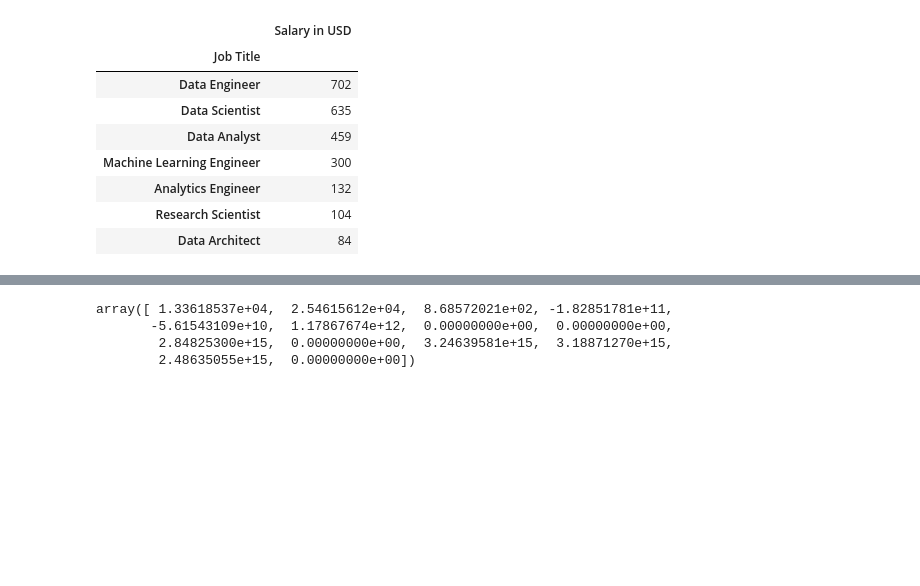
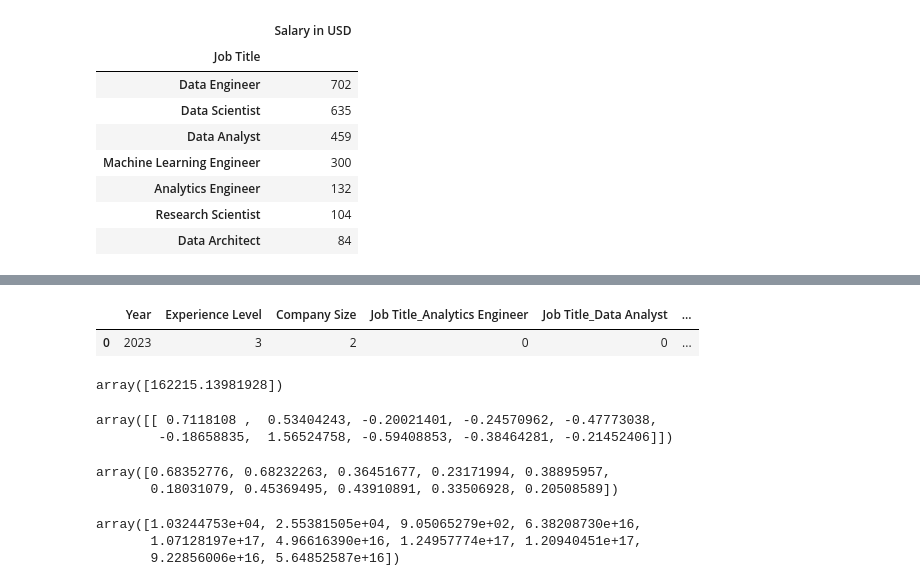
Before and after one commit to Frussen/salary_predictor, a Jupyter notebook: forecasting_salary_model.ipynb, the cells around one changed output, grey strips where cells are left out. Saved outputs shown, nothing was run; the diff lists cells and outputs as text; code cells hidden in the pictures; blank space fills up the shorter version.

```diff
--- a/forecasting_salary_model.ipynb
+++ b/forecasting_salary_model.ipynb
@@ -347,7 +184,29 @@ important_features
-# %%
-model.coef_
-# %% [output]
-array([ 1.33618537e+04,  2.54615612e+04,  8.68572021e+02, -1.82851781e+11,
-       -5.61543109e+10,  1.17867674e+12,  0.00000000e+00,  0.00000000e+00,
-        2.84825300e+15,  0.00000000e+00,  3.24639581e+15,  3.18871270e+15,
-        2.48635055e+15,  0.00000000e+00])
+# %%
+line = all_data.iloc[[0]]
+line = line.drop('Salary in USD', axis=1)
+line
+# %% [output]
+|  | Year | Experience Level | Company Size | Job Title_Analytics Engineer | Job Title_Data Analyst | ... |
+| 0 | 2023 | 3 | 2 | 0 | 0 | ... |
+# %%
+line_test_scaled = scaler.transform(np.array(line))
+line_pred = model.predict(line_test_scaled)
+line_pred
+# %% [output]
+array([162215.13981928])
+# %%
+line_test_scaled
+# %% [output]
+array([[ 0.7118108 ,  0.53404243, -0.20021401, -0.24570962, -0.47773038,
+        -0.18658835,  1.56524758, -0.59408853, -0.38464281, -0.21452406]])
+# %%
+scaler.scale_
+# %% [output]
+array([0.68352776, 0.68232263, 0.36451677, 0.23171994, 0.38895957,
+       0.18031079, 0.45369495, 0.43910891, 0.33506928, 0.20508589])
+# %%
+model.coef_
+# %% [output]
+array([1.03244753e+04, 2.55381505e+04, 9.05065279e+02, 6.38208730e+16,
+       1.07128197e+17, 4.96616390e+16, 1.24957774e+17, 1.20940451e+17,
+       9.22856006e+16, 5.64852587e+16])
```
Also changed, not shown: parts of 9 cells of this notebook, 3 other files.
